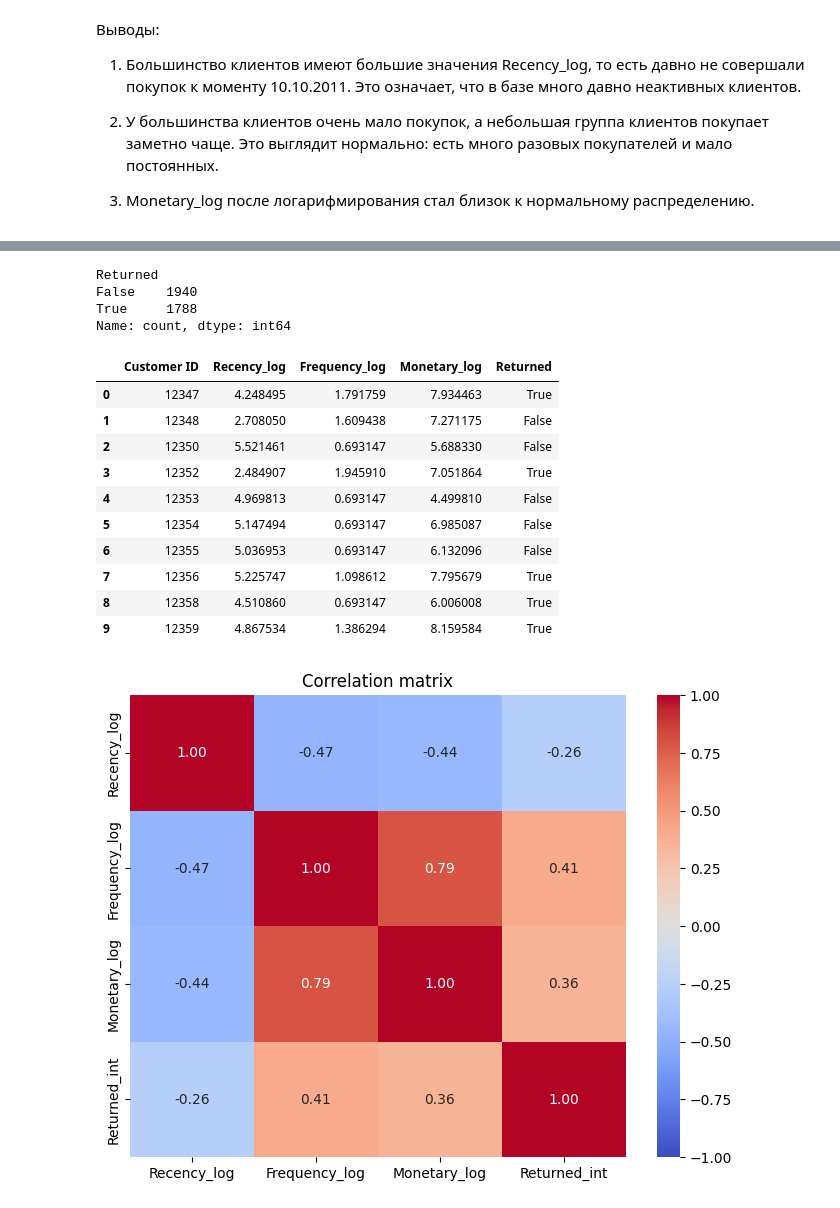
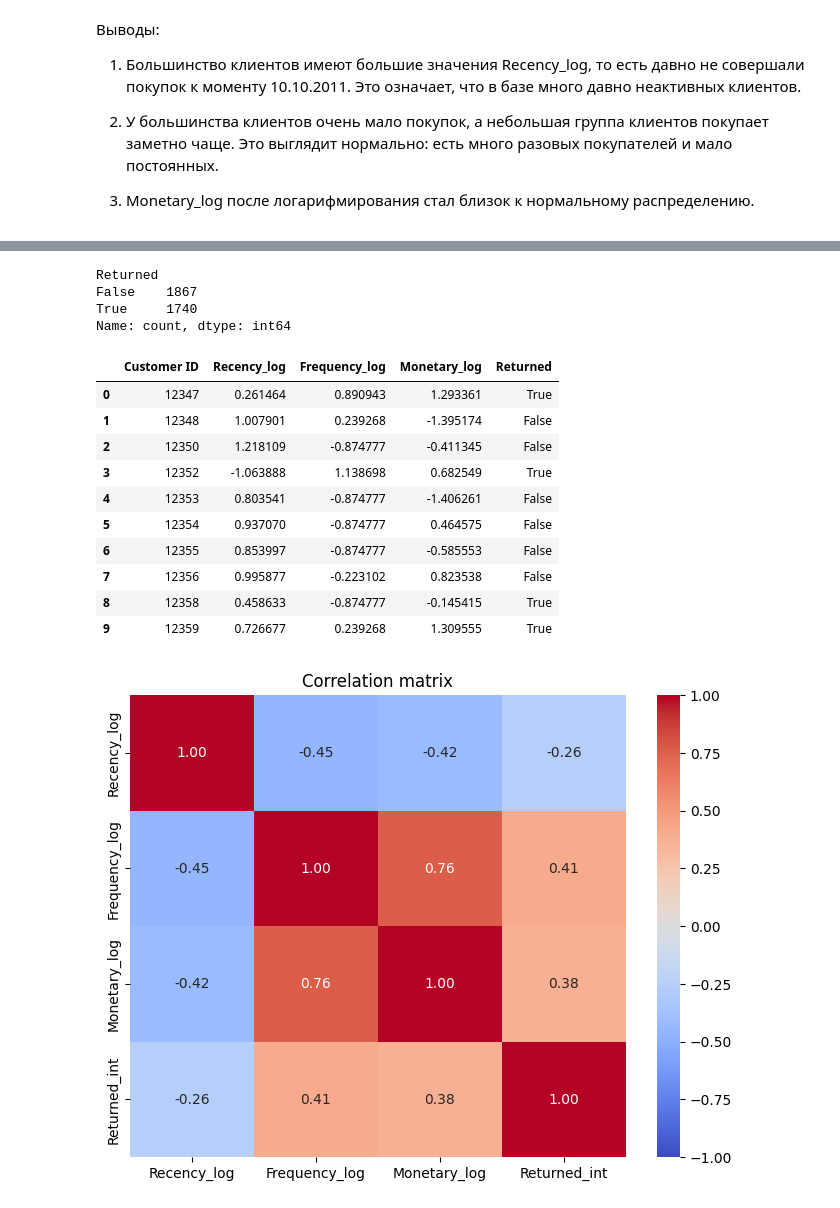
Before and after one commit to SlepenkovaDaria/My-homework, a Jupyter notebook: EDA.ipynb, the cells around one changed output, grey strips where cells are left out. Drawn from its saved outputs; the diff is of its cells as text; code cells hidden in the pictures.

```diff
--- a/EDA.ipynb
+++ b/EDA.ipynb
@@ -128,9 +138,15 @@ Non-positive price: 2517
 Cancelled invoices: 9288
 Clean sales table size: (524879, 9)
 # %%
-high_quantity = df_sales_clean["Quantity"] > 1000
-high_price = df_sales_clean["Price"] > 500
+q_quantity = df_sales_clean["Quantity"].quantile(0.95)
+q_price = df_sales_clean["Price"].quantile(0.95)
 
-print("Rows with Quantity > 1000:", high_quantity.sum())
-print("Rows with Price > 500:", high_price.sum())
+print(f"Quantity 0.95 quantile: {q_quantity}")
+print(f"Price 0.95 quantile: {q_price}")
+
+high_quantity = df_sales_clean["Quantity"] > q_quantity
+high_price = df_sales_clean["Price"] > q_price
+
+print(f"Rows with Quantity > {q_quantity}:", high_quantity.sum())
+print(f"Rows with Price > {q_price}:", high_price.sum())
 # %% [output]
@@ -170,0 +201,3 @@ Invoice StockCode                         Description  Quantity  Price        Co
+# %%
+lowest_5_idx = df_sales_clean.nsmallest(5, "Price").index
+df_sales_clean = df_sales_clean.drop(lowest_5_idx).reset_index(drop = True)
@@ -405,3 +443,12 @@ plt.show()
 2.    У большинства клиентов очень мало покупок, а небольшая группа клиентов покупает заметно чаще. Это выглядит нормально: есть много разовых покупателей и мало постоянных.
 
 3. Monetary_log после логарифмирования стал близок к нормальному распределению.
+# %%
+features = ["Recency_log", "Frequency_log", "Monetary_log"]
+
+scaler = StandardScaler()
+
+customer_features_scaled = customer_features.copy()
+customer_features_scaled[features] = scaler.fit_transform(customer_features[features])
+
+customer_features_scaled[["Recency_log", "Frequency_log", "Monetary_log"]].describe().round(5)
@@ -408,27 +477,27 @@ plt.show()
 # %%
 future = df_customers[df_customers["InvoiceDate"] >= snapshot_date].copy()
 
 returned_customers = future["Customer ID"].unique()
 
-customer_features["Returned"] = (customer_features["Customer ID"].isin(returned_customers))
+customer_features_scaled["Returned"] = (customer_features_scaled["Customer ID"].isin(returned_customers))
 
-print(customer_features["Returned"].value_counts())
+print(customer_features_scaled["Returned"].value_counts())
 
-customer_features.head(10)
+customer_features_scaled.head(10)
 # %% [output]
 Returned
-False    1940
-True     1788
+False    1867
+True     1740
 Name: count, dtype: int64
 |  | Customer ID | Recency_log | Frequency_log | Monetary_log | Returned |
-| 0 | 12347 | 4.248495 | 1.791759 | 7.934463 | True |
-| 1 | 12348 | 2.708050 | 1.609438 | 7.271175 | False |
-| 2 | 12350 | 5.521461 | 0.693147 | 5.688330 | False |
-| 3 | 12352 | 2.484907 | 1.945910 | 7.051864 | True |
-| 4 | 12353 | 4.969813 | 0.693147 | 4.499810 | False |
-| 5 | 12354 | 5.147494 | 0.693147 | 6.985087 | False |
-| 6 | 12355 | 5.036953 | 0.693147 | 6.132096 | False |
-| 7 | 12356 | 5.225747 | 1.098612 | 7.795679 | True |
-| 8 | 12358 | 4.510860 | 0.693147 | 6.006008 | True |
-| 9 | 12359 | 4.867534 | 1.386294 | 8.159584 | True |
+| 0 | 12347 | 0.261464 | 0.890943 | 1.293361 | True |
+| 1 | 12348 | 1.007901 | 0.239268 | -1.395174 | False |
+| 2 | 12350 | 1.218109 | -0.874777 | -0.411345 | False |
+| 3 | 12352 | -1.063888 | 1.138698 | 0.682549 | True |
+| 4 | 12353 | 0.803541 | -0.874777 | -1.406261 | False |
+| 5 | 12354 | 0.937070 | -0.874777 | 0.464575 | False |
+| 6 | 12355 | 0.853997 | -0.874777 | -0.585553 | False |
+| 7 | 12356 | 0.995877 | -0.223102 | 0.823538 | False |
+| 8 | 12358 | 0.458633 | -0.874777 | -0.145415 | True |
+| 9 | 12359 | 0.726677 | 0.239268 | 1.309555 | True |
 # %%
```
Also changed, not shown: parts of 27 cells of this notebook.
